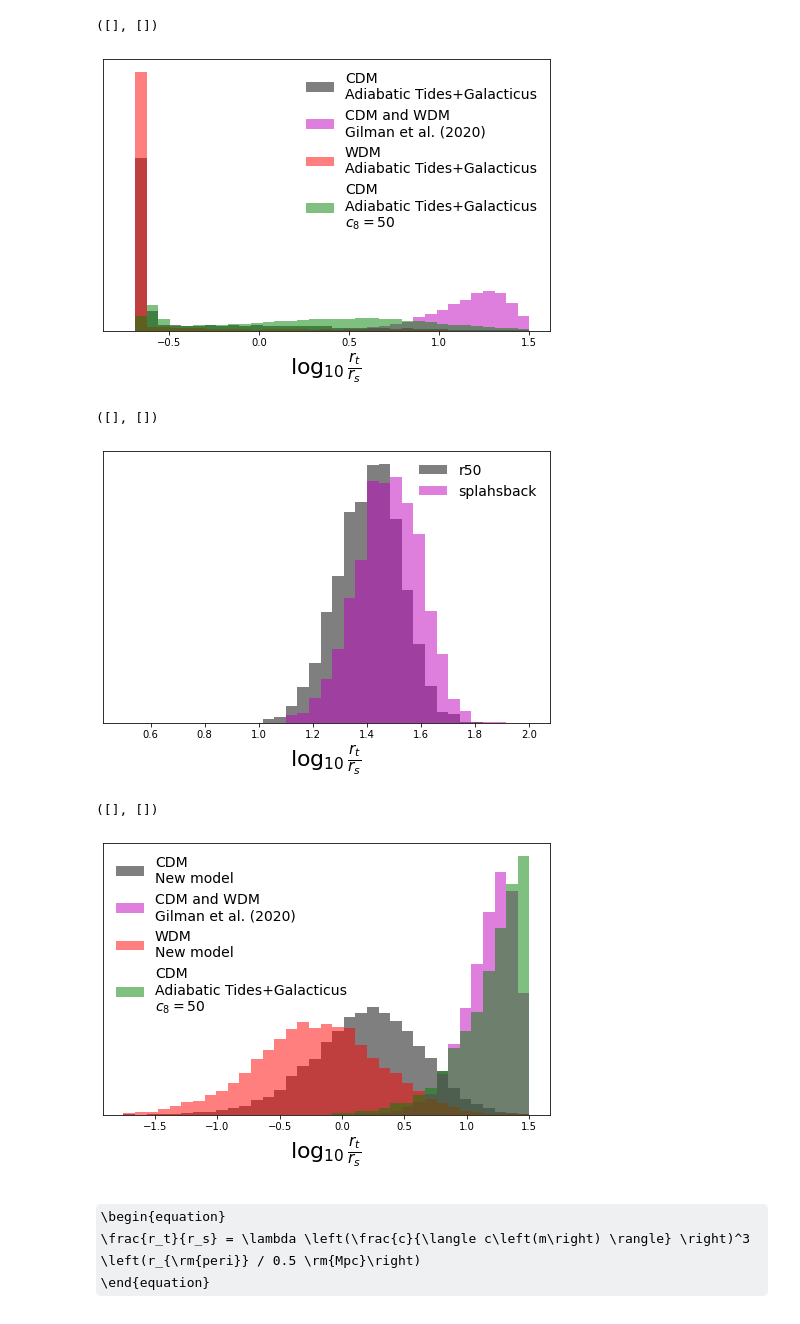
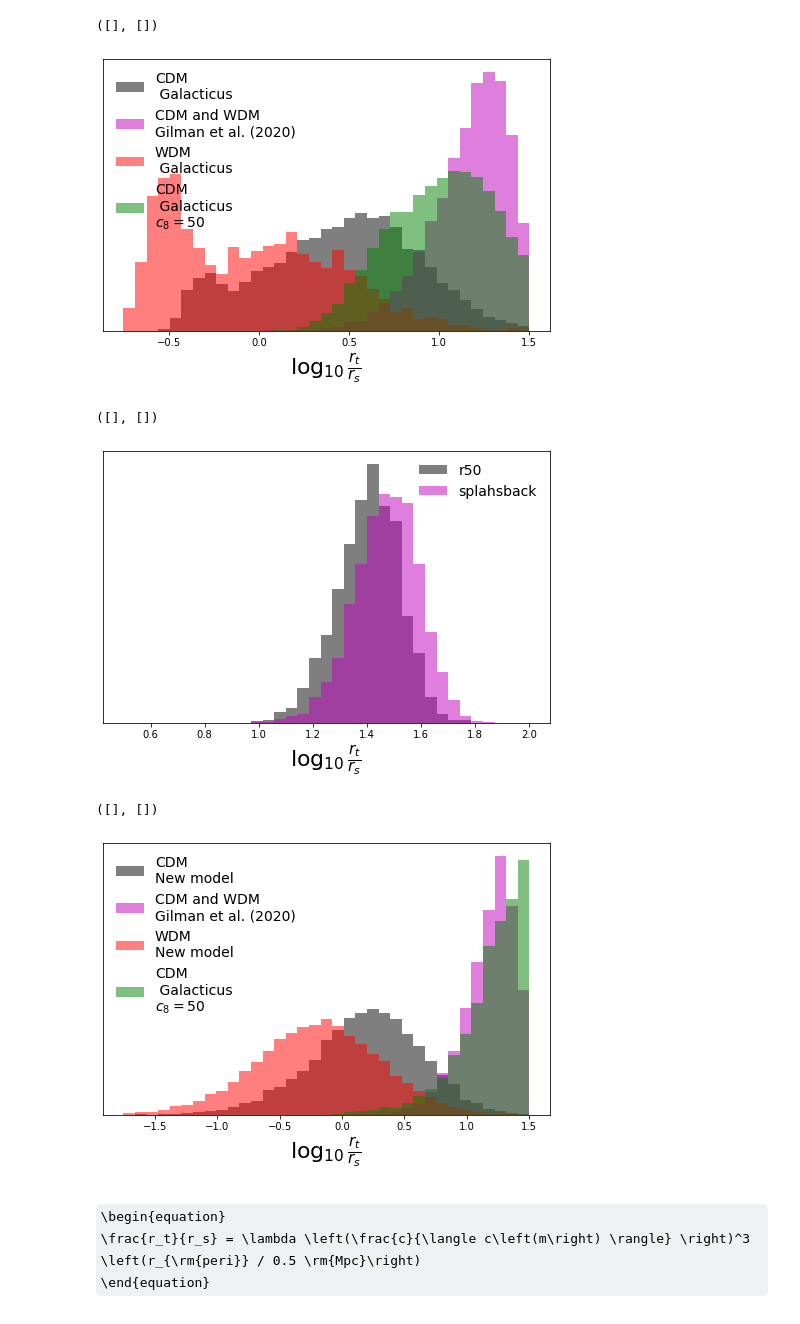
Before and after one commit to dangilman/pyHalo, a Jupyter notebook: example_notebooks/halo_truncation.ipynb, the cells around one changed output. Cells and saved outputs as stored; diff of their text form; code cells hidden in the pictures; some formulas as TeX source.

```diff
--- a/example_notebooks/halo_truncation.ipynb
+++ b/example_notebooks/halo_truncation.ipynb
@@ -7,26 +7,16 @@ import os
 # %%
 zlens = 0.5
 zsource = 2.0
-path_to_interp = os.getcwd()+'/../pyHalo/Halos/adiabatic_tides_data/subhalo_mass_loss_interp'
-f = open(path_to_interp, 'rb')
-mass_loss_interp = pickle.load(f)
-f.close()
 
 subhalos_1 = CDM(zlens, zsource, LOS_normalization=0.0, sigma_sub=0.1,
-                truncation_model_subhalos='ADIABATIC_TIDES',
-                 kwargs_truncation_model_subhalos={'log_m_host': 13, 'z_host': zlens,
-                                                  'mass_loss_interp': mass_loss_interp})
+                truncation_model_subhalos='TRUNCATION_GALACTICUS')
 
 subhalos_1_wdm = WDM(zlens, zsource, log_mc=7., LOS_normalization=0.0, sigma_sub=0.1,
-                truncation_model_subhalos='ADIABATIC_TIDES',
-                 kwargs_truncation_model_subhalos={'log_m_host': 13, 'z_host': zlens,
-                                                 'mass_loss_interp': mass_loss_interp})
+                truncation_model_subhalos='TRUNCATION_GALACTICUS')
 
 kwargs_concentration_model = {'c0': 50.0, 'beta': 0.9, 'zeta': 1.1, 'scatter': False}
 subhalos_1_v2 = CDM(zlens, zsource, LOS_normalization=0.0, sigma_sub=0.1,
-                truncation_model_subhalos='ADIABATIC_TIDES',
-                 kwargs_truncation_model_subhalos={'log_m_host': 13, 'z_host': zlens,
-                                                  'mass_loss_interp': mass_loss_interp},
+                truncation_model_subhalos='TRUNCATION_GALACTICUS',
                    concentration_model_subhalos='PEAK_HEIGHT_POWERLAW',
                    kwargs_concentration_model_subhalos=kwargs_concentration_model)
 
@@ -35,38 +25,38 @@ subhalos_2 = CDM(zlens, zsource, LOS_normalization=0.0, sigma_sub=0.1)
 tau_1 = []
 tau_2 = []
 tau_1_wdm = []
 tau_1_v2 = []
 
 for halo in subhalos_1.halos:
     params_phys = halo.params_physical
     tau_1.append(params_phys['r_trunc_kpc']/params_phys['rs'])
 for halo in subhalos_2.halos:
     params_phys = halo.params_physical
     tau_2.append(params_phys['r_trunc_kpc']/params_phys['rs'])
 for halo in subhalos_1_wdm.halos:
     params_phys = halo.params_physical
     tau_1_wdm.append(params_phys['r_trunc_kpc']/params_phys['rs'])
 for halo in subhalos_1_v2.halos:
     params_phys = halo.params_physical
     tau_1_v2.append(params_phys['r_trunc_kpc']/params_phys['rs'])
 
-    fig = plt.figure(1)
+fig = plt.figure(1)
 fig.set_size_inches(8,5)
 _ = plt.hist(np.log10(tau_1),bins=35,range=(-0.75, 1.5), color='k',alpha=0.5,density=True,
-             label='CDM\nAdiabatic Tides+Galacticus')
+             label='CDM\n Galacticus')
 _ = plt.hist(np.log10(tau_2),bins=35,range=(-0.75, 1.5), color='m',alpha=0.5,density=True,
             label='CDM and WDM\nGilman et al. (2020)')
 _ = plt.hist(np.log10(tau_1_wdm),bins=35,range=(-0.75,1.5), color='r',alpha=0.5,density=True,
-            label='WDM\nAdiabatic Tides+Galacticus')
+            label='WDM\n Galacticus')
 _ = plt.hist(np.log10(tau_1_v2),bins=35,range=(-0.75,1.5), color='g',alpha=0.5,density=True,
-            label='CDM\nAdiabatic Tides+Galacticus\n'+r'$c_8 = 50$')
+            label='CDM\n Galacticus\n'+r'$c_8 = 50$')
 
 plt.xlabel(r'$\log_{10} \frac{r_t}{r_s}$', fontsize=22)
 plt.legend(frameon=False,fontsize=14)
 plt.yticks([])
 # %% [output]
 ([], [])
-[figure, old version]
+[figure, new version]
 # %%
 zlens = 0.5
 zsource = 2.0
@@ -96,7 +86,7 @@ plt.legend(frameon=False,fontsize=14)
 plt.yticks([])
 # %% [output]
 ([], [])
-[figure, old version]
+[figure, new version]
 # %%
 median_rt_over_rs = 2.0
 c_power = 3.0
@@ -147,14 +137,14 @@ _ = plt.hist(np.log10(tau_2),bins=35,range=(-1.75, 1.5), color='m',alpha=0.5,den
 _ = plt.hist(np.log10(tau_1_wdm),bins=35,range=(-1.75,1.5), color='r',alpha=0.5,density=True,
             label='WDM\nNew model')
 _ = plt.hist(np.log10(tau_1_v2),bins=35,range=(-1.75,1.5), color='g',alpha=0.5,density=True,
-            label='CDM\nAdiabatic Tides+Galacticus\n'+r'$c_8 = 50$')
+            label='CDM\n Galacticus\n'+r'$c_8 = 50$')
 
 plt.xlabel(r'$\log_{10} \frac{r_t}{r_s}$', fontsize=22)
 plt.legend(frameon=False,fontsize=14)
 plt.yticks([])
 # %% [output]
 ([], [])
-[figure, old version]
+[figure, new version]
 # %% [markdown]
 \begin{equation}
 \frac{r_t}{r_s} = \lambda \left(\frac{c}{\langle c\left(m\right) \rangle} \right)^3 \left(r_{\rm{peri}} / 0.5 \rm{Mpc}\right)
```
Also changed, not shown: 19 other files.
